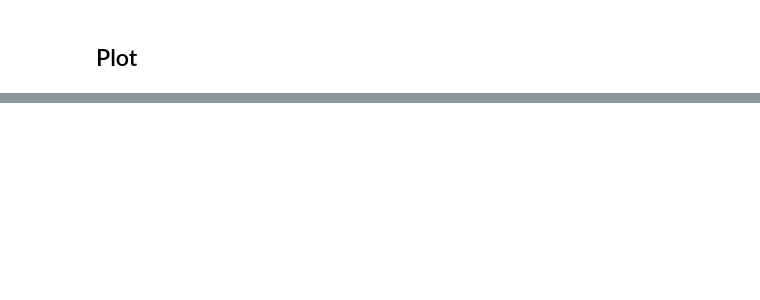
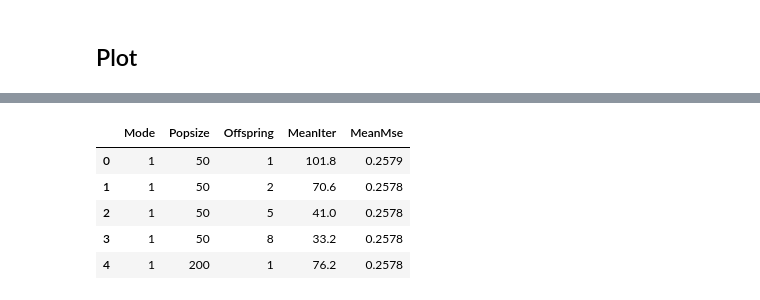
Before and after one commit to Mimikra/Evolutionary-Strategies, a Jupyter notebook: main.ipynb, the cells around one changed output, grey strips where cells are left out. Saved outputs shown, nothing was run; the diff lists cells and outputs as text; code cells hidden in the pictures; blank space fills up the shorter version.

```diff
--- a/main.ipynb
+++ b/main.ipynb
@@ -31,0 +59,16 @@ spec2.evaluate(file)
+# %%
+import pandas as pd
+
+df = pd.read_csv("data.txt", sep=';')
+
+
+df = df.replace("mi+lam", 1)
+df = df.replace("mi,lam", 0)
+df.head()
+# %% [output]
+|  | Mode | Popsize | Offspring | MeanIter | MeanMse |
+| 0 | 1 | 50 | 1 | 101.8 | 0.2579 |
+| 1 | 1 | 50 | 2 | 70.6 | 0.2578 |
+| 2 | 1 | 50 | 5 | 41.0 | 0.2578 |
+| 3 | 1 | 50 | 8 | 33.2 | 0.2578 |
+| 4 | 1 | 200 | 1 | 76.2 | 0.2578 |
```
Also changed, not shown: parts of 7 cells of this notebook, 3 other files.
